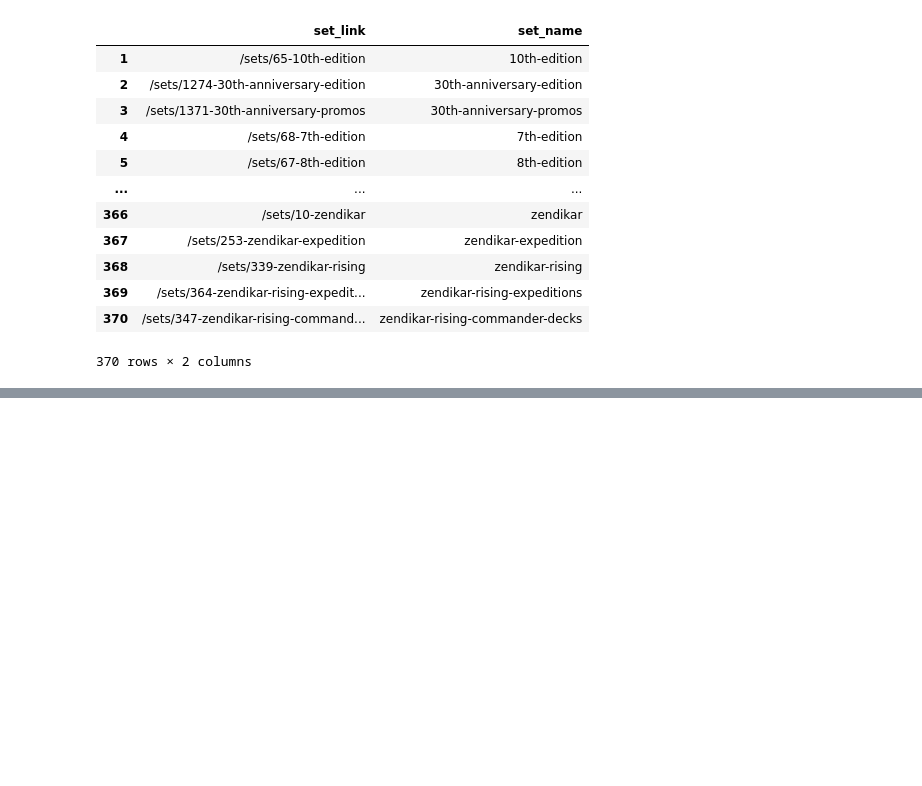
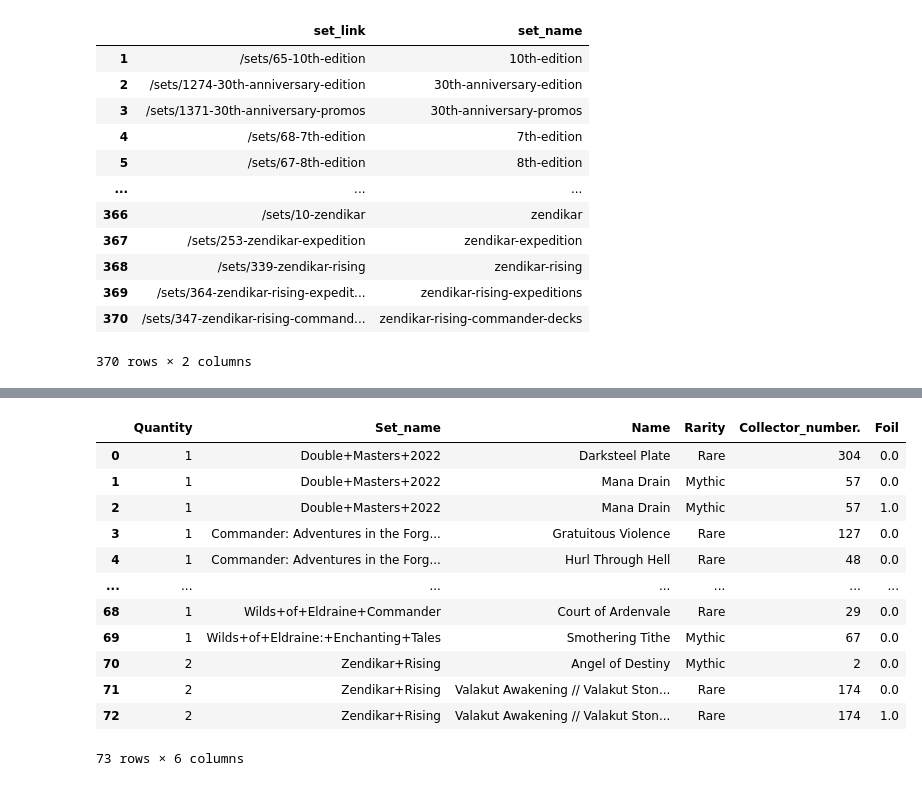
Before and after one commit to m-romanski/TCG_Web_Scraper, a Jupyter notebook: df_cleaning.ipynb, the cells around one changed output, grey strips where cells are left out. Drawn from its saved outputs; the diff is of its cells as text; code cells hidden in the pictures; blank space fills up the shorter version.

```diff
--- a/df_cleaning.ipynb
+++ b/df_cleaning.ipynb
@@ -220,0 +278,18 @@ See the caveats in the documentation: https://pandas.pydata.org/pandas-docs/stab
+# %%
+set_rename = {'Forgotten+Realms+Commander': 'Commander: Adventures in the Forgotten Realms', 'Core+Set+2020+Promos': 'Promo Pack: Core Set 2020'}
+mtg_cards_df['Set_name'] = mtg_cards_df['Set_name'].replace(set_rename)
+mtg_cards_df
+# %% [output]
+|  | Quantity | Set_name | Name | Rarity | Collector_number. | Foil |
+| 0 | 1 | Double+Masters+2022 | Darksteel Plate | Rare | 304 | 0.0 |
+| 1 | 1 | Double+Masters+2022 | Mana Drain | Mythic | 57 | 0.0 |
+| 2 | 1 | Double+Masters+2022 | Mana Drain | Mythic | 57 | 1.0 |
+| 3 | 1 | Commander: Adventures in the Forg... | Gratuitous Violence | Rare | 127 | 0.0 |
+| 4 | 1 | Commander: Adventures in the Forg... | Hurl Through Hell | Rare | 48 | 0.0 |
+| ... | ... | ... | ... | ... | ... | ... |
+| 68 | 1 | Wilds+of+Eldraine+Commander | Court of Ardenvale | Rare | 29 | 0.0 |
+| 69 | 1 | Wilds+of+Eldraine:+Enchanting+Tales | Smothering Tithe | Mythic | 67 | 0.0 |
+| 70 | 2 | Zendikar+Rising | Angel of Destiny | Mythic | 2 | 0.0 |
+| 71 | 2 | Zendikar+Rising | Valakut Awakening // Valakut Ston... | Rare | 174 | 0.0 |
+| 72 | 2 | Zendikar+Rising | Valakut Awakening // Valakut Ston... | Rare | 174 | 1.0 |
+73 rows × 6 columns
```
Also changed, not shown: parts of 8 cells of this notebook.
